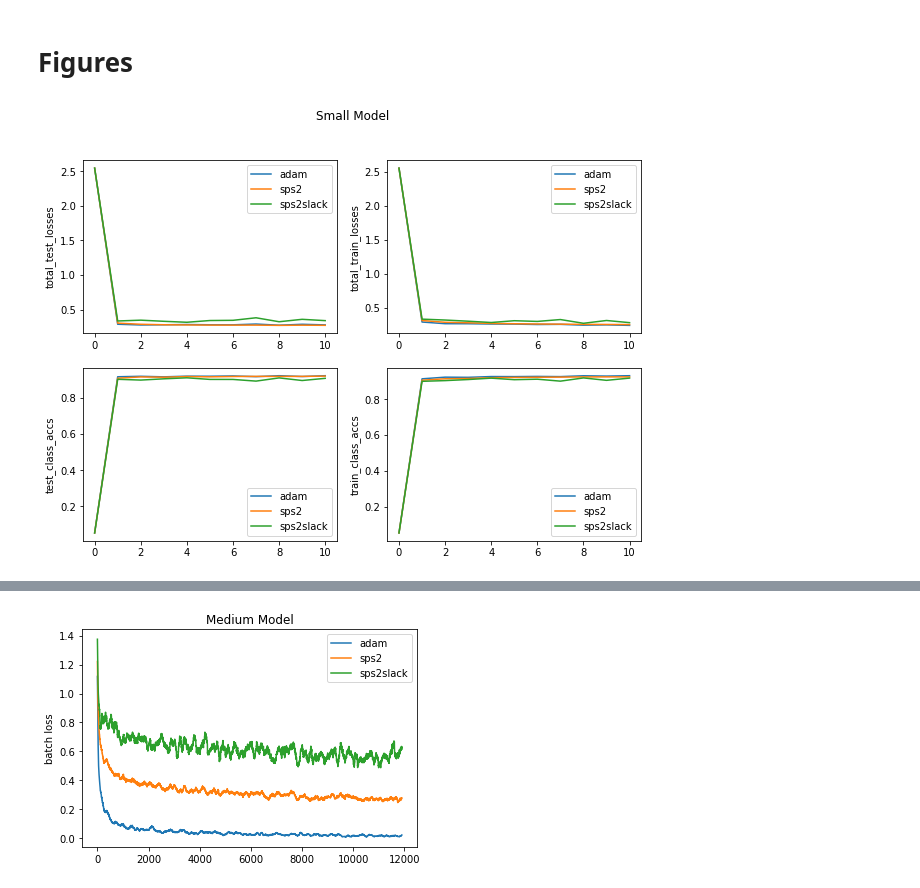
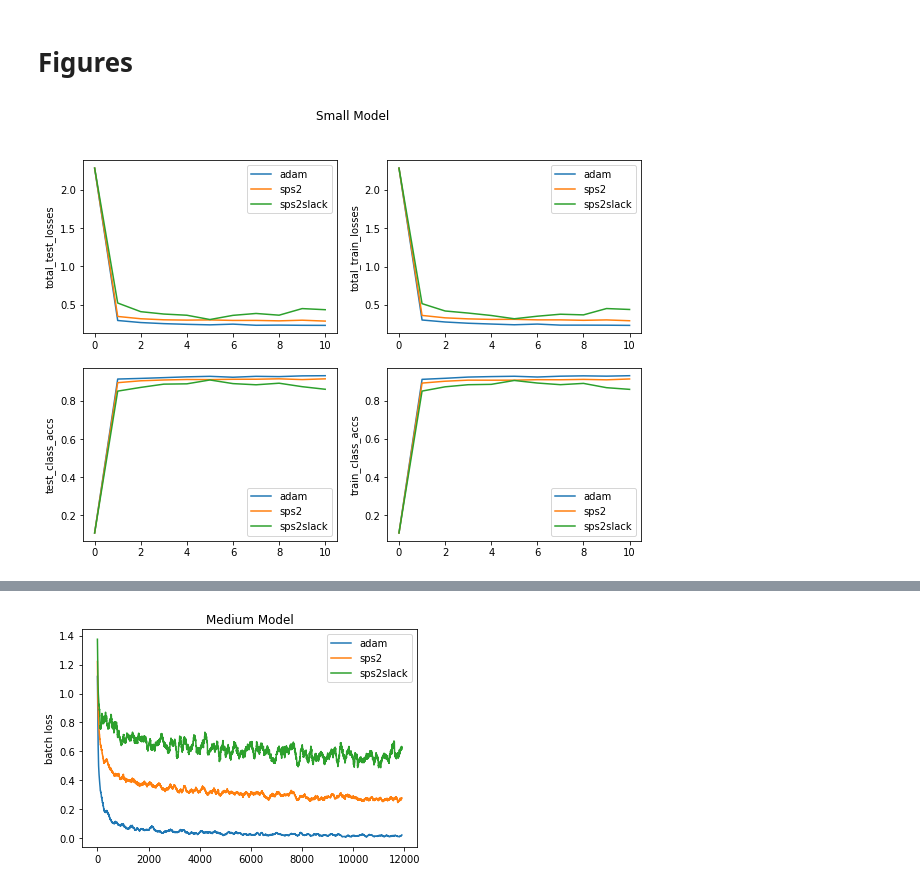
Before and after one commit to wswartworth/non_convex_sps2, a Jupyter notebook: non_convex_updated.ipynb, the cells around one changed output, grey strips where cells are left out. Drawn from its saved outputs; the diff is of its cells as text; code cells hidden in the pictures.

```diff
--- a/non_convex_updated.ipynb
+++ b/non_convex_updated.ipynb
@@ -1271,28 +1271,28 @@ def make_exp_plot(exp_name):
 # %%
 #plt.title('Small Model')
 
 fig, ax = plt.subplots(2, 2, figsize=(10,7))
 
 fig.suptitle('Small Model')
 
-#exps =  ['adam_small', 'small_stepsize_0.1', 'slack_small_stepsize_0.1']
+exps =  ['adam_small', 'small_stepsize_0.1', 'slack_small_stepsize_0.1']
 #exps =  ['adam_med', 'med_stepsize_0.1', 'slack_med_stepsize_0.1']
 #exps =  ['adam_large', 'large_stepsize_0.1', 'slack_large_stepsize_0.1']
-exps =  ['adam_convex', 'convex_stepsize_0.1', 'slack_convex_stepsize_0.1']
+#exps =  ['adam_convex', 'convex_stepsize_0.1', 'slack_convex_stepsize_0.1']
 
 
 
 labels = ['adam', 'sps2', 'sps2slack']
 subfigs = [ax[0,0], ax[0,1], ax[1,0], ax[1,1]]
 data_types = ['total_test_losses', 'total_train_losses', 'test_class_accs', 'train_class_accs']
 
 for data_type, subfig in zip(data_types,subfigs):
     for exp_name,label in zip(exps,labels):
         data = load_data(exp_name)
         subfig.plot(data[data_type], label=label)
         subfig.set_ylabel(data_type)
         subfig.legend()
 
 plt.show()
 # %% [output]
-[figure, old version]
+[figure, new version]
```
Also changed, not shown: parts of 1 cell of this notebook.
